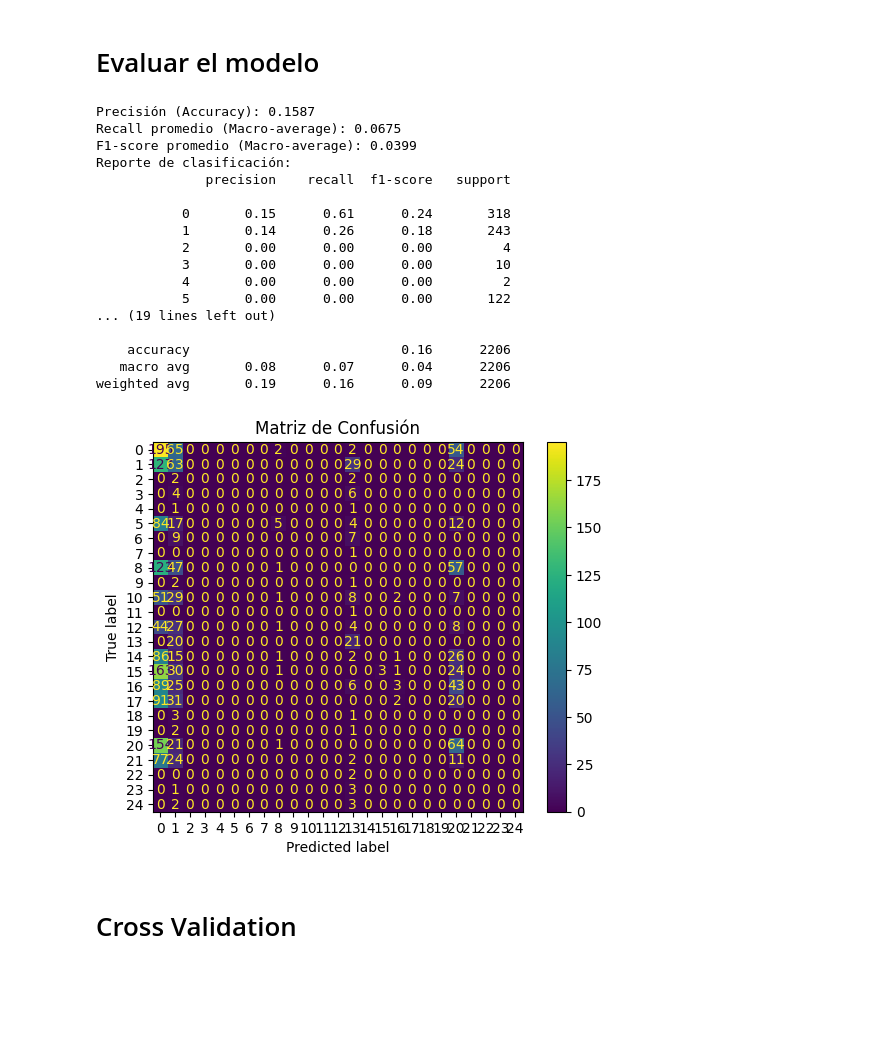
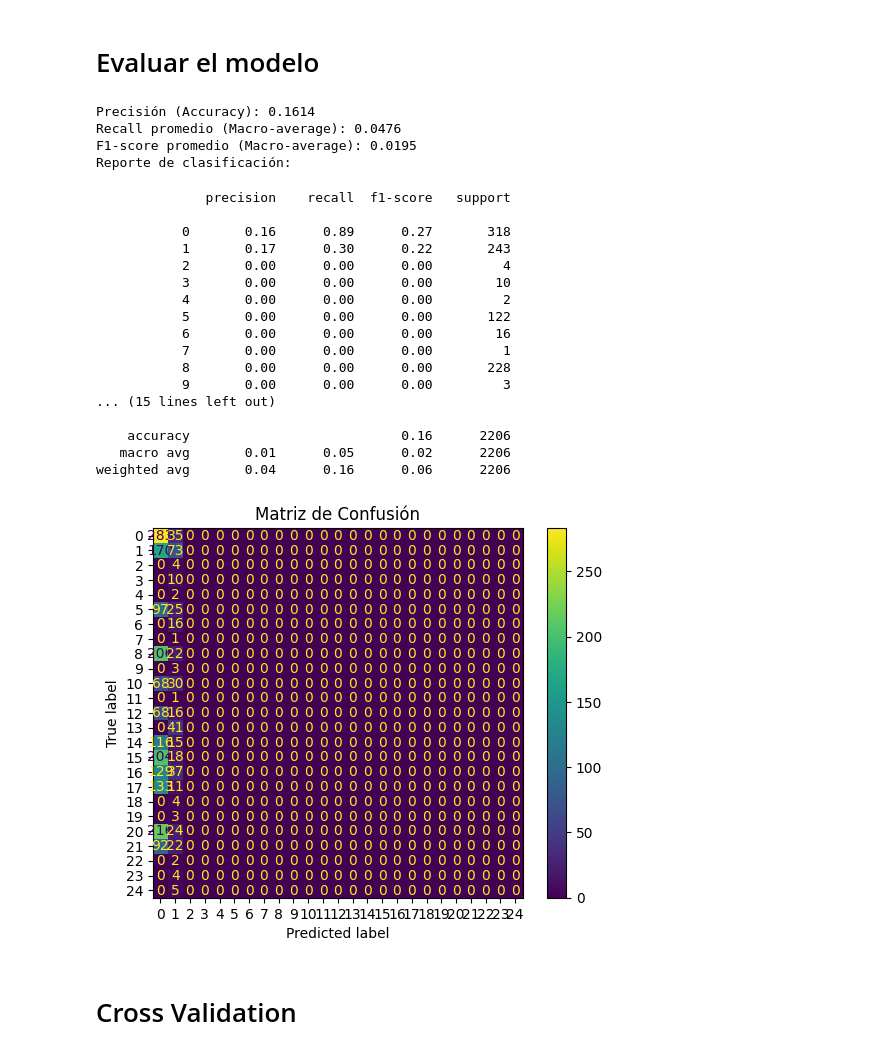
Before and after one commit to serenaveraa/OBL-Machine-Learning-2024, a Jupyter notebook: RegresionLogistica.ipynb, the cells around one changed output. Drawn from its saved outputs; the diff is of its cells as text; code cells hidden in the pictures; blank space fills up the shorter version.

```diff
--- a/RegresionLogistica.ipynb
+++ b/RegresionLogistica.ipynb
@@ -72,7 +92,7 @@ X_train, X_test, y_train, y_test = train_test_split(X, y, test_size=0.2, random_
 param_grid = {
     'C': [0.01, 0.1, 1, 10],
     'penalty': ['l2'],
-    'max_iter': [1000, 2000]
+    'max_iter': [10,50,100]
 }
 grid = GridSearchCV(LogisticRegression(random_state=42), param_grid, cv=5, scoring='accuracy')
 grid.fit(X_train, y_train)
@@ -110,42 +123,53 @@ Please also refer to the documentation for alternative solver options:
 # Evaluar el modelo
 # %%
 # Predicciones
+import wandb
 y_pred = logistic_model.predict(X_test)
 
 # Métricas
 accuracy = accuracy_score(y_test, y_pred)
 recall = recall_score(y_test, y_pred, average='macro')
 f1 = f1_score(y_test, y_pred, average='macro')
 print(f"Precisión (Accuracy): {accuracy:.4f}")
 print(f"Recall promedio (Macro-average): {recall:.4f}")
 print(f"F1-score promedio (Macro-average): {f1:.4f}")
 print("Reporte de clasificación:")
 print(classification_report(y_test, y_pred))
 
+wandb.log({
+        "accuracy": accuracy,
+        "f1": f1,
+        "recall": recall
+    })
+
 # Matriz de confusión
 cm = confusion_matrix(y_test, y_pred)
 ConfusionMatrixDisplay(confusion_matrix=cm).plot(cmap='viridis')
 plt.title("Matriz de Confusión")
 plt.show()
 # %% [output]
-Precisión (Accuracy): 0.1587
-Recall promedio (Macro-average): 0.0675
-F1-score promedio (Macro-average): 0.0399
+Precisión (Accuracy): 0.1614
+Recall promedio (Macro-average): 0.0476
+F1-score promedio (Macro-average): 0.0195
 Reporte de clasificación:
-              precision    recall  f1-score   support
-
-           0       0.15      0.61      0.24       318
-           1       0.14      0.26      0.18       243
-           2       0.00      0.00      0.00         4
-           3       0.00      0.00      0.00        10
-           4       0.00      0.00      0.00         2
-           5       0.00      0.00      0.00       122
-... (19 lines left out)
-
-    accuracy                           0.16      2206
-   macro avg       0.08      0.07      0.04      2206
-weighted avg       0.19      0.16      0.09      2206
+              precision    recall  f1-score   support
+
+           0       0.16      0.89      0.27       318
+           1       0.17      0.30      0.22       243
+           2       0.00      0.00      0.00         4
+           3       0.00      0.00      0.00        10
+           4       0.00      0.00      0.00         2
+           5       0.00      0.00      0.00       122
+           6       0.00      0.00      0.00        16
+           7       0.00      0.00      0.00         1
+           8       0.00      0.00      0.00       228
+           9       0.00      0.00      0.00         3
+... (15 lines left out)
+
+    accuracy                           0.16      2206
+   macro avg       0.01      0.05      0.02      2206
+weighted avg       0.04      0.16      0.06      2206
-[figure, old version]
+[figure, new version]
 # %% [markdown]
 # Cross Validation
 # %%
```
Also changed, not shown: parts of 5 cells of this notebook, 4 other files.
